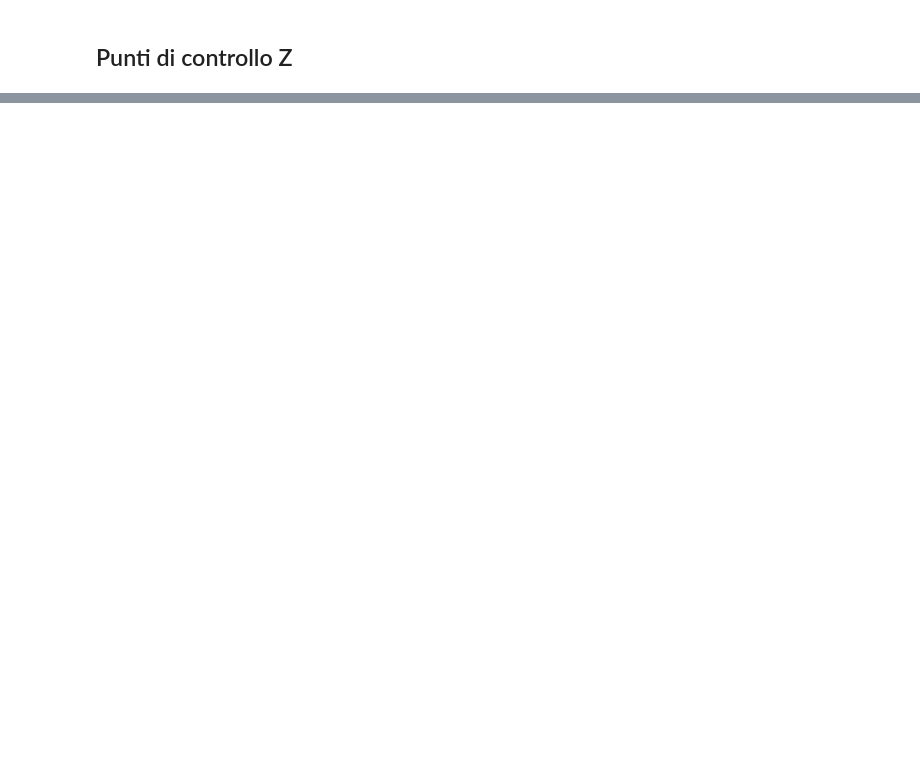
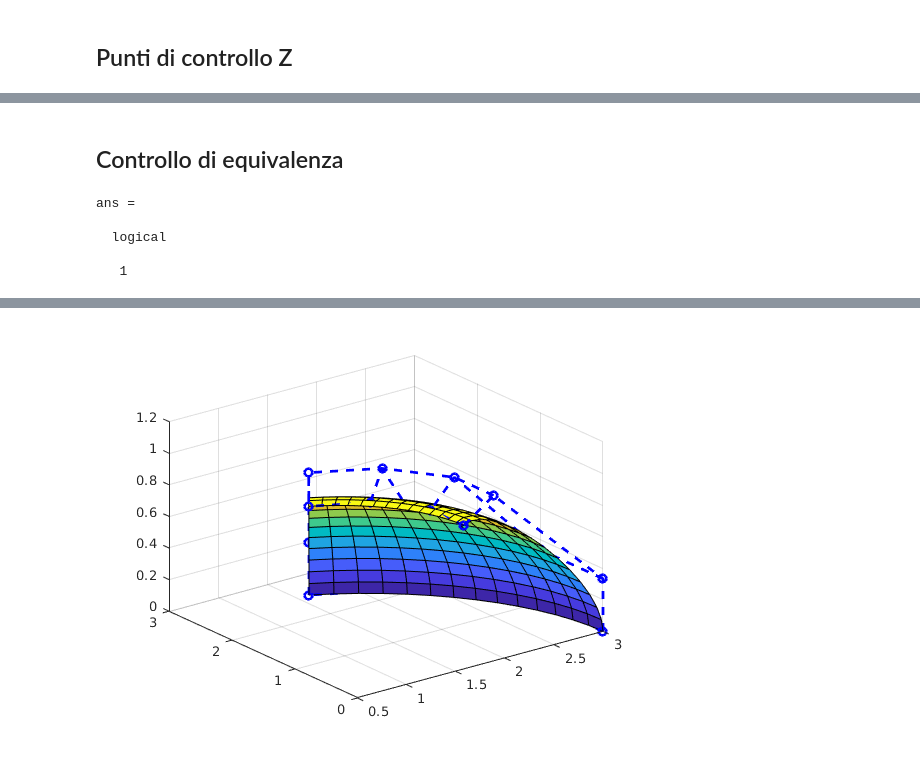
Before and after one commit to mameli/cagd, a Jupyter notebook: Hermite.ipynb, the cells around one changed output, grey strips where cells are left out. Saved outputs shown, nothing was run; the diff lists cells and outputs as text; code cells hidden in the pictures; blank space fills up the shorter version.

```diff
--- a/Hermite.ipynb
+++ b/Hermite.ipynb
@@ -241,0 +219,18 @@ B_z =
+# %%
+syms  Ber_0_t(t) Ber_1_t(t) Ber_2_t(t) Ber_3_t(t) Ber_0_s(s) Ber_1_s(s) Ber_2_s(s) Ber_3_s(s)
+Ber_0_t(t) = (1 - t).^3;
+Ber_1_t(t) = 3*t*(1 - t).^2;
+Ber_2_t(t) = 3*t.^2*(1 - t);
+Ber_3_t(t) = t.^3;
+
+Ber_0_s(s) = (1 - s).^3;
+Ber_1_s(s) = 3*s*(1 - s).^2;
+Ber_2_s(s) = 3*s.^2*(1 - s);
+Ber_3_s(s) = s.^3;
+
+Ber_t = [Ber_0_t(t); Ber_1_t(t); Ber_2_t(t); Ber_3_t(t)];
+Ber_s = [Ber_0_s(s); Ber_1_s(s); Ber_2_s(s); Ber_3_s(s)];
+
+XB_st = symfun((Ber_s.') * B_x * Ber_t, [s,t]);
+YB_st = symfun((Ber_s.') * B_y * Ber_t, [s,t]);
+ZB_st = symfun((Ber_s.') * B_z * Ber_t, [s,t]);
@@ -242,38 +241,30 @@ B_z =
+# %% [markdown]
+## Controllo di equivalenza
+# %%
+isAlways(abs(XB_st - X_st) <  1.0e-14 )
+# %% [output]
+ans =
+
+  logical
+
+   1
 # %%
-syms  B_0_t B_1_t B_2_t B_3_t B_0_s B_1_s B_2_s B_3_s XB_st YB_st ZB_st s t
-B_0_t = (1 - t).^3;
-B_1_t = 3*t*(1 - t).^2;
-B_2_t = 3*t.^2*(1 - t);
-B_3_t = t.^3;
+prec = 15;
+X = zeros(prec, prec);
+Y = zeros(prec, prec);
+Z = zeros(prec, prec);
 
-B_0_s = (1 - s).^3;
-B_1_s = 3*s*(1 - s).^2;
-B_2_s = 3*s.^2*(1 - s);
-B_3_s = s.^3;
+u = linspace(0, 1, prec);
+v = linspace(0, 1, prec);
+for i = 1:prec
+    for j = 1:prec
+        X(i,j) = XB_st(u(i), v(j));
+        Y(i,j) = YB_st(u(i), v(j));
+        Z(i,j) = ZB_st(u(i), v(j));
+    end
+end
 
-B_t = [B_0_t; B_1_t; B_2_t; B_3_t];
-B_s = [B_0_s; B_1_s; B_2_s; B_3_s];
-
-XB_st = (B_s.') * B_x * B_t;
-YB_st = (B_s.') * B_y * B_t;
-ZB_st = (B_s.') * B_z * B_t;
-
-% prec = 10;
-% X = zeros(prec, prec);
-% Y = zeros(prec, prec);
-% Z = zeros(prec, prec);
-
-% u = linspace(0, 1, prec);
-% v = linspace(0, 1, prec);
-% for i = 1:prec
-%     for j = 1:prec
-%         s = u(i); t = v(j);
-%         X(i,j) = double(subs(X_st));
-%         Y(i,j) = double(subs(Y_st));
-%         Z(i,j) = double(subs(Z_st));
-%     end
-% end
-
-% surf(X,Y,Z);axis equal;hold on;
-% plot3(B_x, B_y, B_z, 'bo--', 'linewidth', 2); hold on;
+surf(X,Y,Z);hold on;
+plot3(B_x, B_y, B_z, 'bo--', 'linewidth', 2); hold on;
+plot3(B_x', B_y', B_z', 'bo--', 'linewidth', 2); hold on;
 # %% [output]
@@ -292,0 +271 @@ X_dst =
+[figure, added]
```
Also changed, not shown: parts of 13 cells of this notebook, 1 other file.
